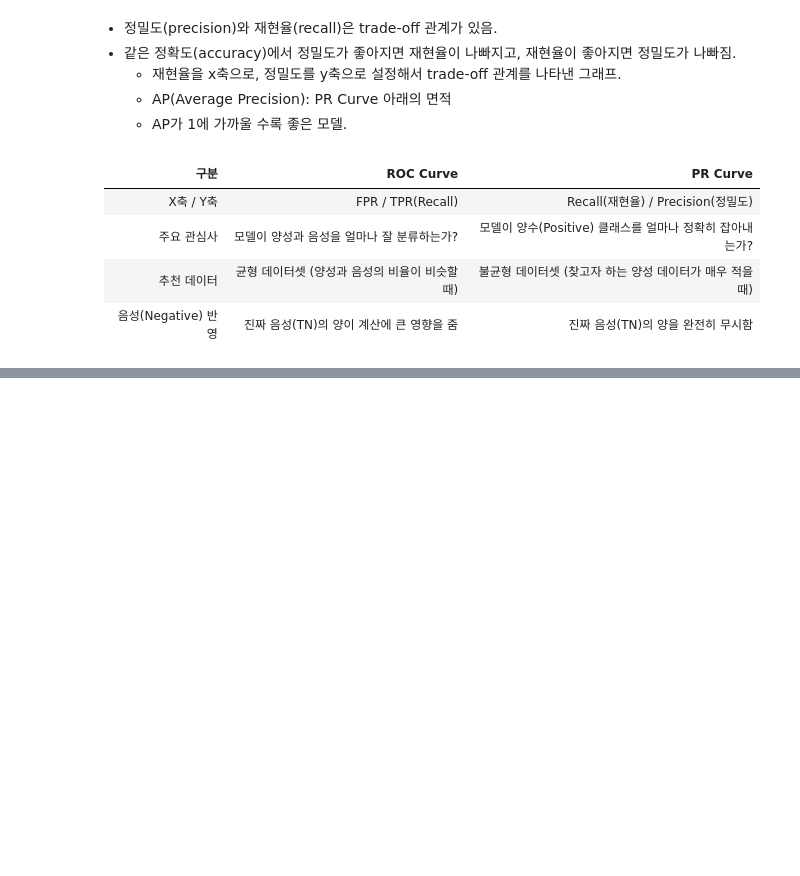
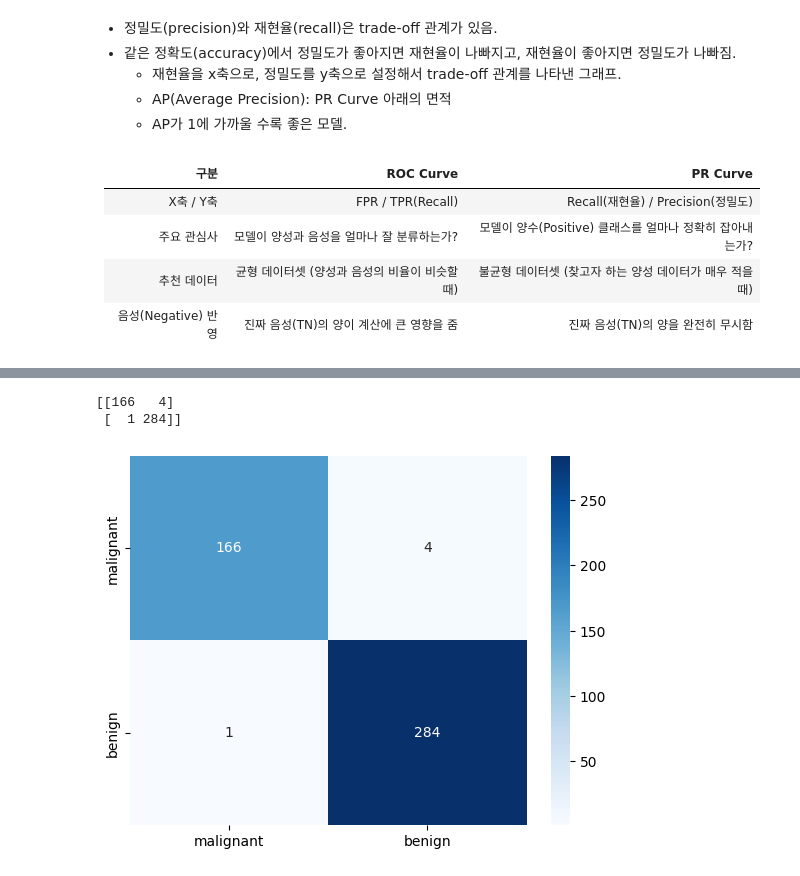
Before and after one commit to JakeOh/202605_BD57, a Jupyter notebook: lab_ml/ml09_classification.ipynb, the cells around one changed output, grey strips where cells are left out. Saved outputs shown, nothing was run; the diff lists cells and outputs as text; code cells hidden in the pictures; blank space fills up the shorter version.

```diff
--- a/lab_ml/ml09_classification.ipynb
+++ b/lab_ml/ml09_classification.ipynb
@@ -225,0 +228,3 @@ plt.show()
+# %%
+pipe_logit = Pipeline(steps=[('scaler', StandardScaler()),
+                             ('clf', LogisticRegression(random_state=42))])
@@ -225,0 +236,2 @@ plt.show()
+# %%
+train_pred = pipe_logit.predict(X=x_train)
@@ -225,0 +251,12 @@ plt.show()
+# %%
+train_cm = confusion_matrix(y_true=y_train, y_pred=train_pred)
+print(train_cm)
+# %% [output]
+[[166   4]
+ [  1 284]]
+# %%
+sns.heatmap(data=train_cm, cmap='Blues', annot=True, fmt='.0f',
+            xticklabels=bc_target_names, yticklabels=bc_target_names)
+plt.show()
+# %% [output]
+[figure, added]
```
Also changed, not shown: parts of 20 cells of this notebook.
